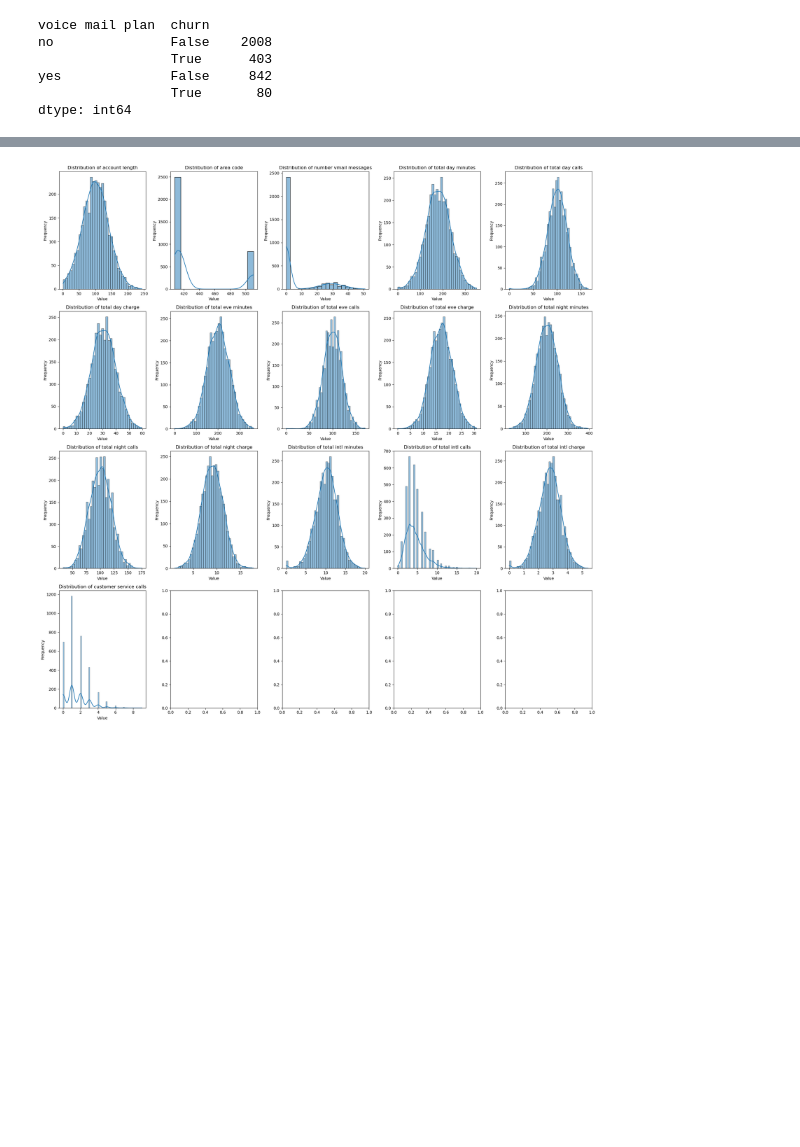
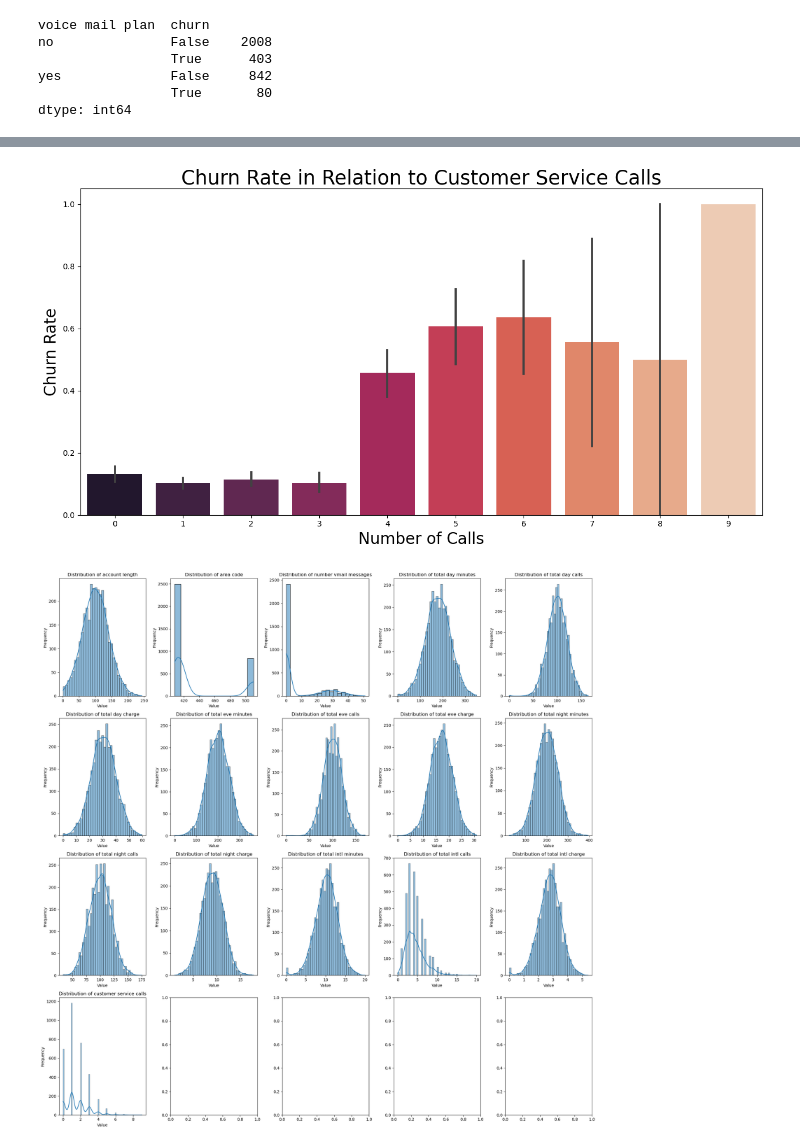
Before and after one commit to S-Kagwi/Phase-3-Project, a Jupyter notebook: student.ipynb, the cells around one changed output, grey strips where cells are left out. Drawn from its saved outputs; the diff is of its cells as text; code cells hidden in the pictures; blank space fills up the shorter version.

```diff
--- a/student.ipynb
+++ b/student.ipynb
@@ -300,3 +315,13 @@ dtype: int64
+# %%
+# Bar plot for customer service calls
+fig, ax = plt.subplots(figsize=(13,7))
+sns.barplot(data=df, x=df['customer service calls'], y='churn',palette="rocket", ax = ax)
+plt.title('Churn Rate in Relation to Customer Service Calls', fontsize=25)
+plt.ylabel('Churn Rate', fontsize=20)
+plt.xlabel('Number of Calls', fontsize=20)
+plt.tight_layout();
+# %% [output]
+[figure, added]
 # %%
 #we visualize the distribution of the numerical features in the dataset
 
```
Also changed, not shown: parts of 18 cells of this notebook.
